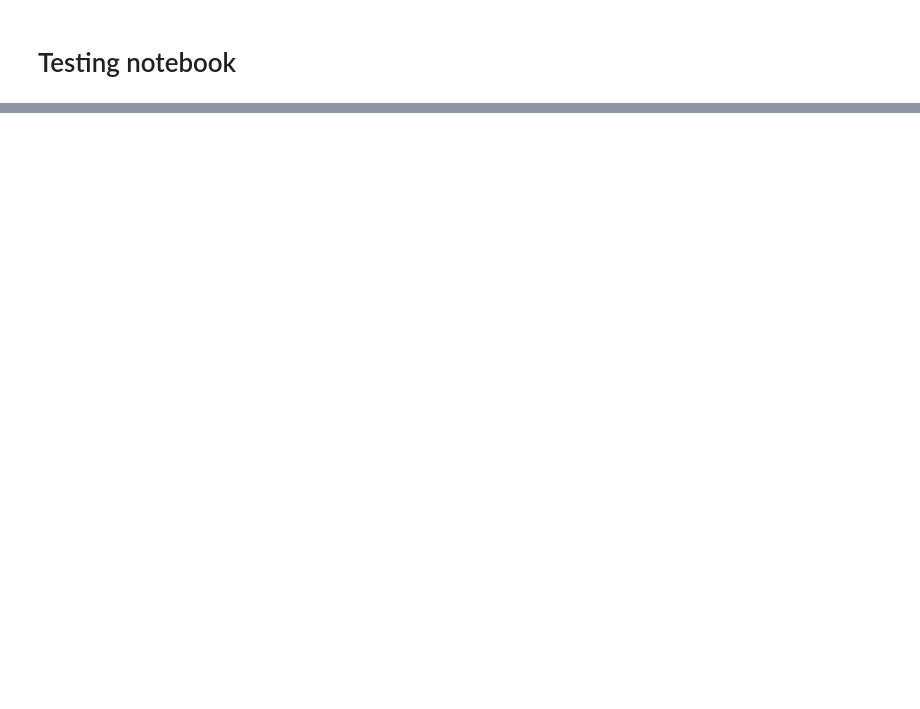
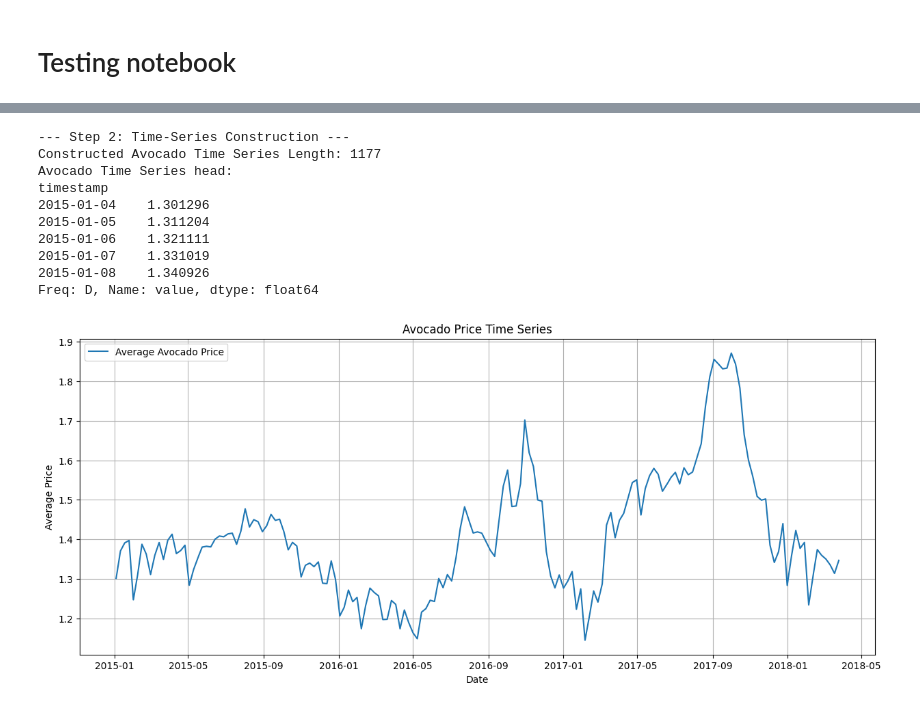
Before and after one commit to mshaik15/TsDev, a Jupyter notebook: notebooks/A_data_import.ipynb, the cells around one changed output, grey strips where cells are left out. Saved outputs shown, nothing was run; the diff lists cells and outputs as text; code cells hidden in the pictures; blank space fills up the shorter version.

```diff
--- a/notebooks/A_data_import.ipynb
+++ b/notebooks/A_data_import.ipynb
@@ -44,11 +2,0 @@ Data loaded successfully from ../data/raw/avocado_full.csv
-# %%
-import sys
-sys.path.append("../src")
-
-import data_input as di
-import data_cleaning as dc
-
-df, file_path = di.load_data_json("../data/raw/donut_searches.json")
-
-for col in df.columns:
-    print(col)
@@ -57,0 +272,47 @@ ValueError: too many values to unpack (expected 2)
+# %%
+# Cell 5: Part 2 - Time-Series Construction (Using Avocado Data)
+
+# Now that the avocado data is clean, we will construct a time series.
+# We'll resample the data to a daily frequency and use linear interpolation
+# to fill in any missing values.
+
+print("\n--- Step 2: Time-Series Construction ---")
+
+try:
+    # Use the construct_time_series function.
+    # We'll aggregate by the mean, resample to daily ('D') frequency,
+    # and use linear interpolation.
+    ts_avocado = construct_time_series(df_avocado,
+                                       dependent_var="value",
+                                       freq="D",
+                                       agg="mean",
+                                       interpolation="linear")
+
+    print(f"Constructed Avocado Time Series Length: {len(ts_avocado)}")
+    print("Avocado Time Series head:")
+    print(ts_avocado.head())
+
+    # Plot the time series to visualize the data
+    plt.figure(figsize=(15, 6))
+    plt.plot(ts_avocado.index, ts_avocado.values, label='Average Avocado Price')
+    plt.title("Avocado Price Time Series")
+    plt.xlabel("Date")
+    plt.ylabel("Average Price")
+    plt.legend()
+    plt.grid(True)
+    plt.show()
+
+except ValueError as e:
+    print(f"Error during time series construction: {e}")
+# %% [output]
+--- Step 2: Time-Series Construction ---
+Constructed Avocado Time Series Length: 1177
+Avocado Time Series head:
+timestamp
+2015-01-04    1.301296
+2015-01-05    1.311204
+2015-01-06    1.321111
+2015-01-07    1.331019
+2015-01-08    1.340926
+Freq: D, Name: value, dtype: float64
+[figure, added]
```
Also changed, not shown: parts of 10 cells of this notebook.
